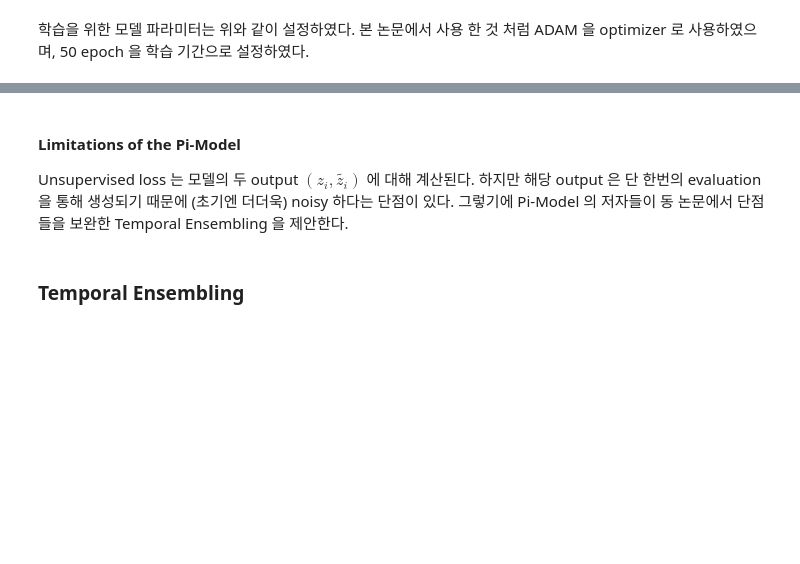
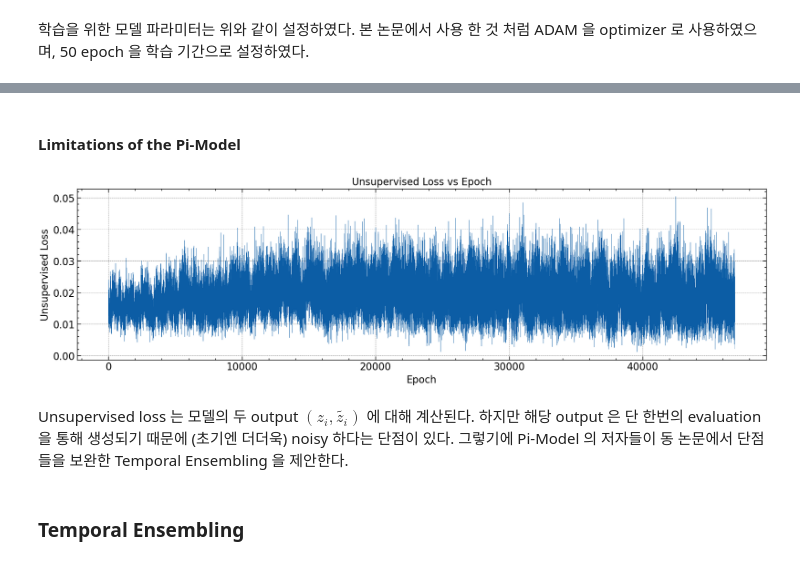
Before and after one commit to tomtom1103/The_Helvetica_Scenario, a Jupyter notebook: semi_supervised_learning/semi_supervised_learning_tutorial_main.ipynb, the cells around one changed output, grey strips where cells are left out. Drawn from its saved outputs; the diff is of its cells as text; code cells hidden in the pictures; blank space fills up the shorter version.

```diff
--- a/semi_supervised_learning/semi_supervised_learning_tutorial_main.ipynb
+++ b/semi_supervised_learning/semi_supervised_learning_tutorial_main.ipynb
@@ -436,6 +449,14 @@ Epoch: 12
+# %% [markdown]
+#### Limitations of the Pi-Model
+# %%
+plt.figure(figsize=(20, 5))
+plt.plot(unsuplosses, linewidth=0.3)
+plt.xlabel('Epoch')
+plt.ylabel('Unsupervised Loss')
+plt.title('Unsupervised Loss vs Epoch');
+# %% [output]
+[figure, added]
 # %% [markdown]
-#### Limitations of the Pi-Model
-
 Unsupervised loss 는 모델의 두 output $(z_i, \tilde{z_i})$ 에 대해 계산된다. 하지만 해당 output 은 단 한번의 evaluation 을 통해 생성되기 때문에 (초기엔 더더욱) noisy 하다는 단점이 있다. 그렇기에 Pi-Model 의 저자들이 동 논문에서 단점들을 보완한 Temporal Ensembling 을 제안한다.
 # %% [markdown]
 ### Temporal Ensembling
```
Also changed, not shown: parts of 13 cells of this notebook, 14 other files.
